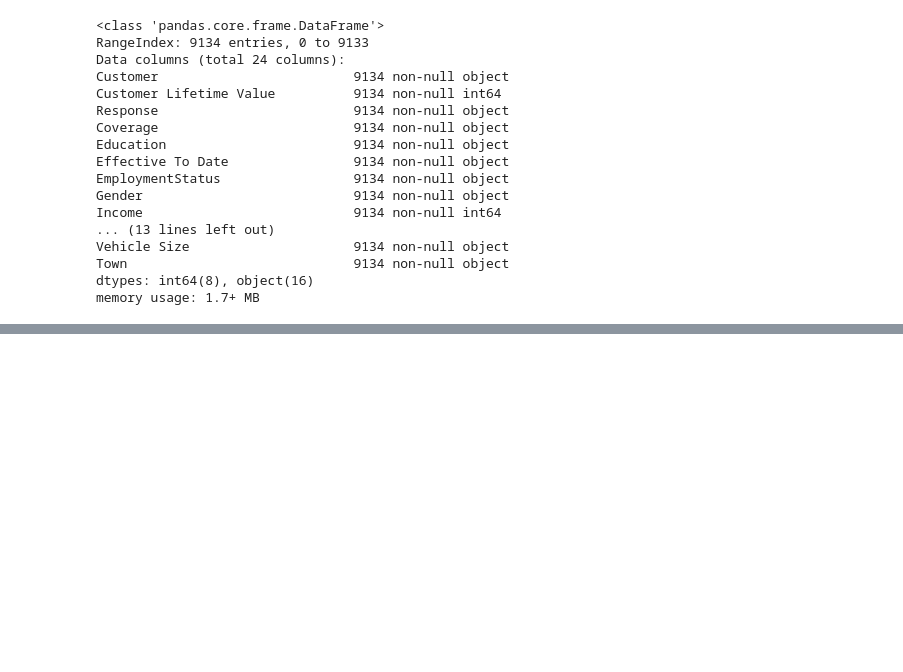
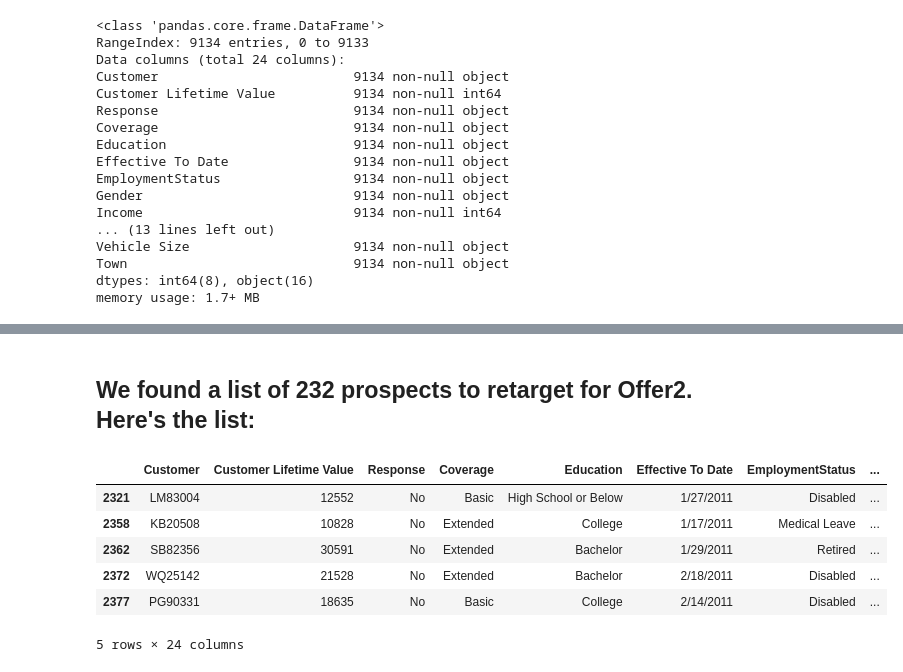
Before and after one commit to obarrot/dsx, a Jupyter notebook: insurance CLV.ipynb, the cells around one changed output, grey strips where cells are left out. Cells and saved outputs as stored; diff of their text form; code cells hidden in the pictures; blank space fills up the shorter version.

```diff
--- a/insurance CLV.ipynb
+++ b/insurance CLV.ipynb
@@ -122,0 +148,13 @@ display(offers2)
+# %%
+
+selection = ((df ['Renew Offer Type'] != "Offer2") &
+    (df['Location Code'] == "Suburban") &
+    ((df['Vehicle Class'] == "Four-Door Car") | (df['Vehicle Class'] == "Two-Door Car")) &
+    (df['Customer Lifetime Value'] > 10000) &
+    (df['EmploymentStatus'] != "Unemployed")
+            )
+
+
+target = df[selection]
+
+target.info()
@@ -122,0 +179,12 @@ display(offers2)
+# %% [markdown]
+## We found a list of 232 prospects to retarget for Offer2. Here's the list:
+# %%
+target.head()
+# %% [output]
+|  | Customer | Customer Lifetime Value | Response | Coverage | Education | Effective To Date | EmploymentStatus | ... |
+| 2321 | LM83004 | 12552 | No | Basic | High School or Below | 1/27/2011 | Disabled | ... |
+| 2358 | KB20508 | 10828 | No | Extended | College | 1/17/2011 | Medical Leave | ... |
+| 2362 | SB82356 | 30591 | No | Extended | Bachelor | 1/29/2011 | Retired | ... |
+| 2372 | WQ25142 | 21528 | No | Extended | Bachelor | 2/18/2011 | Disabled | ... |
+| 2377 | PG90331 | 18635 | No | Basic | College | 2/14/2011 | Disabled | ... |
+5 rows × 24 columns
```
Also changed, not shown: parts of 22 cells of this notebook.
